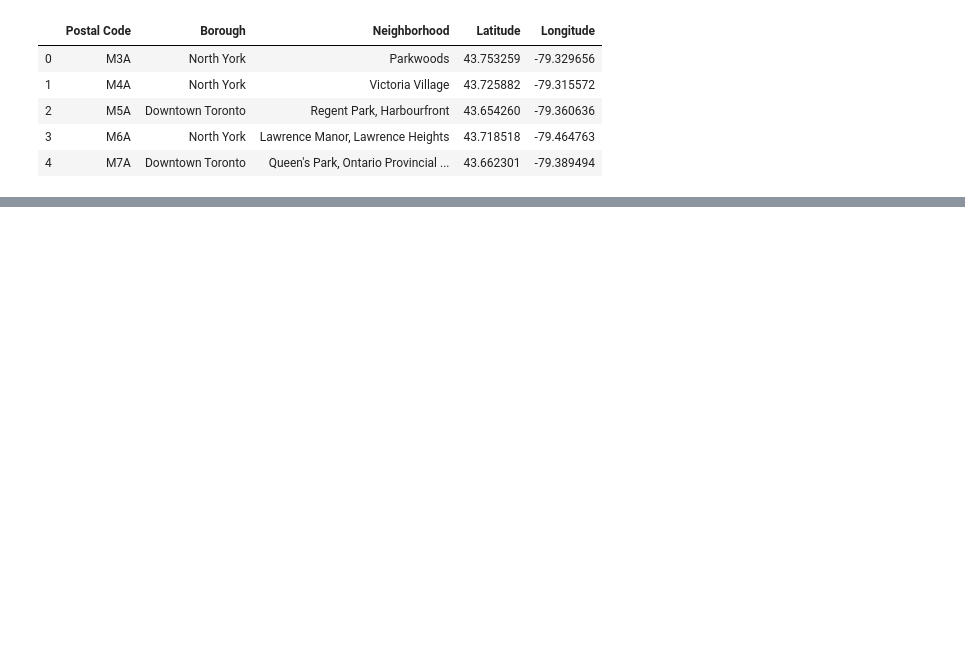
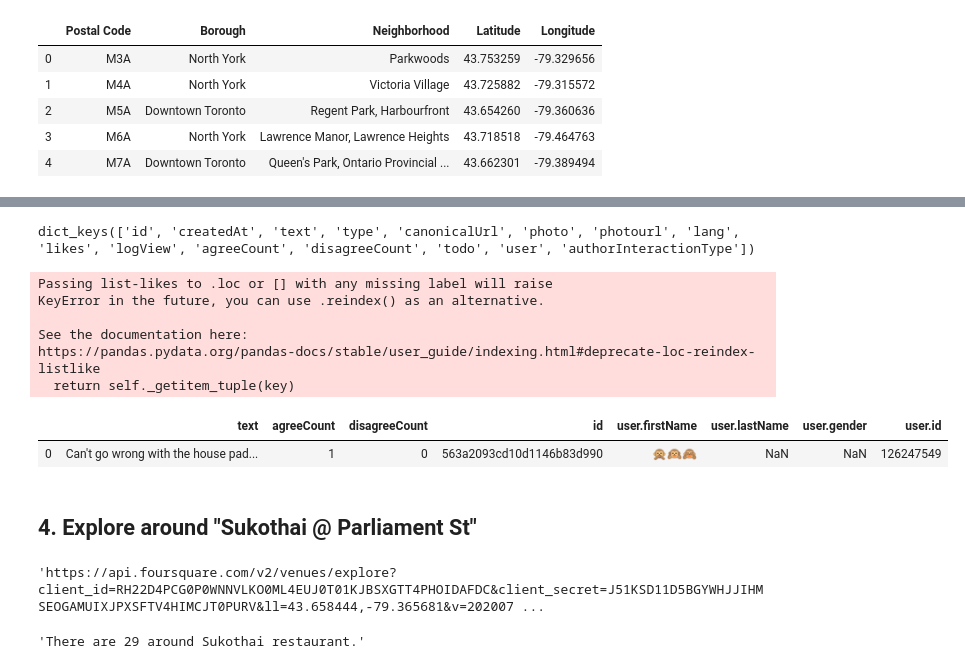
Before and after one commit to umano-git/ibm-ads-capstone, a Jupyter notebook: TorontoNeighborhood.ipynb, the cells around one changed output, grey strips where cells are left out. Cells and saved outputs as stored; diff of their text form; code cells hidden in the pictures; blank space fills up the shorter version.

```diff
--- a/TorontoNeighborhood.ipynb
+++ b/TorontoNeighborhood.ipynb
@@ -62,0 +183,8 @@ toronto_data.head()
+# %%
+## Sukothai at Parliament St, Tips
+limit = 2 # set limit to 2
+venue_id = '4ada57aff964a520972121e3' # ID of Sukothat at Parliament St.
+url = 'https://api.foursquare.com/v2/venues/{}/tips?client_id={}&client_secret={}&v={}&limit={}'.format(venue_id, CLIENT_ID, CLIENT_SECRET, VERSION, limit)
+
+results = requests.get(url).json()
+results
@@ -62,0 +209,43 @@ toronto_data.head()
+# %%
+#Get tips and associated features
+tips = results['response']['tips']['items']
+
+tip = results['response']['tips']['items'][0]
+tip.keys()
+# %% [output]
+dict_keys(['id', 'createdAt', 'text', 'type', 'canonicalUrl', 'photo', 'photourl', 'lang', 'likes', 'logView', 'agreeCount', 'disagreeCount', 'todo', 'user', 'authorInteractionType'])
+# %%
+#format and display tips
+pd.set_option('display.max_colwidth', -1)
+
+tips_df = json_normalize(tips) # json normalize tips
+
+# columns to keep
+filtered_columns = ['text', 'agreeCount', 'disagreeCount', 'id', 'user.firstName', 'user.lastName', 'user.gender', 'user.id']
+tips_filtered = tips_df.loc[:, filtered_columns]
+
+# display tips
+tips_filtered
+# %% [output]
+Passing list-likes to .loc or [] with any missing label will raise
+KeyError in the future, you can use .reindex() as an alternative.
+
+See the documentation here:
+https://pandas.pydata.org/pandas-docs/stable/user_guide/indexing.html#deprecate-loc-reindex-listlike
+  return self._getitem_tuple(key)
+|  | text | agreeCount | disagreeCount | id | user.firstName | user.lastName | user.gender | user.id |
+| 0 | Can't go wrong with the house pad... | 1 | 0 | 563a2093cd10d1146b83d990 | 🙊🙉🙈 | NaN | NaN | 126247549 |
+# %% [markdown]
+## 4. Explore around "Sukothai @ Parliament St"
+# %%
+latitude = 43.658444
+longitude = -79.365681
+url = 'https://api.foursquare.com/v2/venues/explore?client_id={}&client_secret={}&ll={},{}&v={}&radius={}&limit={}'.format(CLIENT_ID, CLIENT_SECRET, latitude, longitude, VERSION, radius, LIMIT)
+url
+# %% [output]
+'https://api.foursquare.com/v2/venues/explore?client_id=RH22D4PCG0P0WNNVLKO0ML4EUJ0T01KJBSXGTT4PHOIDAFDC&client_secret=J51KSD11D5BGYWHJJIHMSEOGAMUIXJPXSFTV4HIMCJT0PURV&ll=43.658444,-79.365681&v=202007 ...
+# %%
+results = requests.get(url).json()
+'There are {} around Sukothai restaurant.'.format(len(results['response']['groups'][0]['items']))
+# %% [output]
+'There are 29 around Sukothai restaurant.'
```
Also changed, not shown: parts of 27 cells of this notebook.
